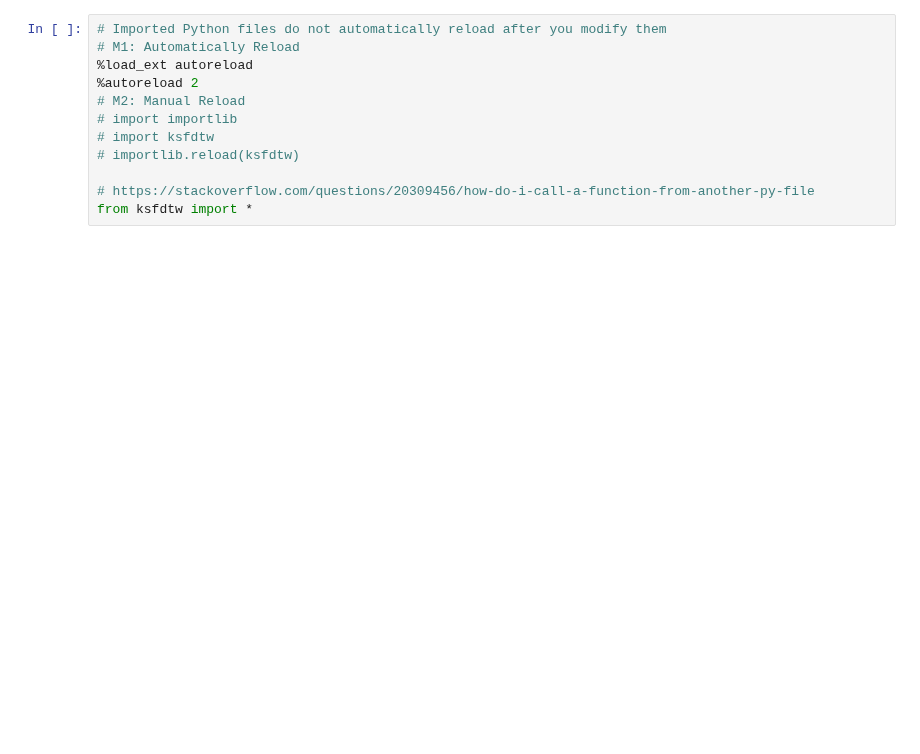
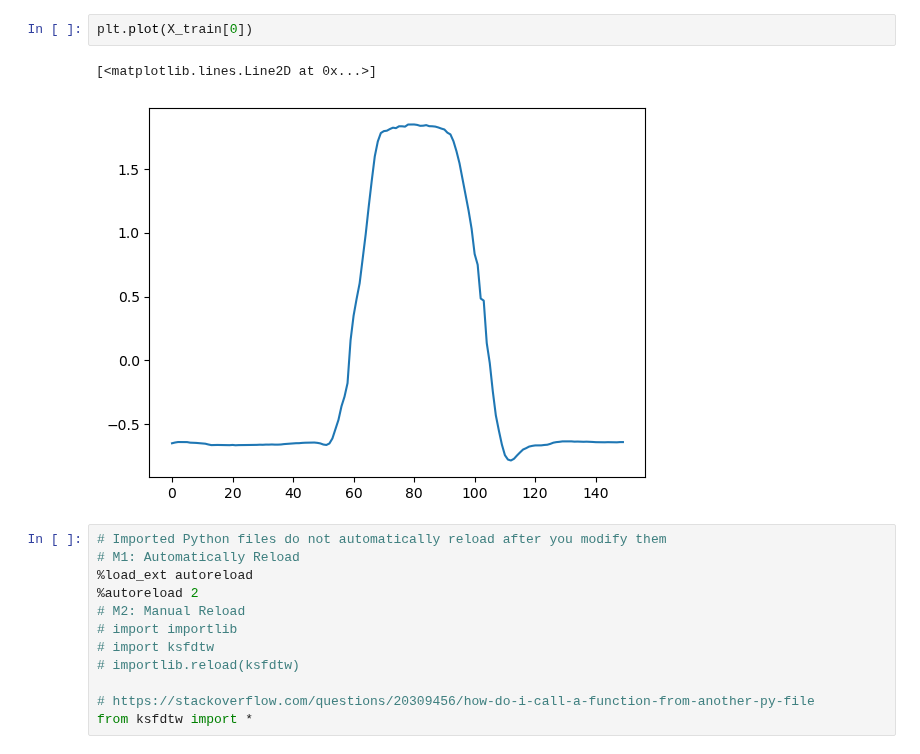
Before and after one commit to cyuab/k-scaling-factor-dtw, a Jupyter notebook: code/testing.ipynb, the cells around one changed output. Saved outputs shown, nothing was run; the diff lists cells and outputs as text; blank space fills up the shorter version.

```diff
--- a/code/testing.ipynb
+++ b/code/testing.ipynb
@@ -1,3 +187,8 @@
+# %%
+plt.plot(X_train[0])
+# %% [output]
+[<matplotlib.lines.Line2D at 0x...>]
+[figure, added]
 # %%
 # Imported Python files do not automatically reload after you modify them
 # M1: Automatically Reload
```
Also changed, not shown: parts of 7 cells of this notebook, 25 other files.
